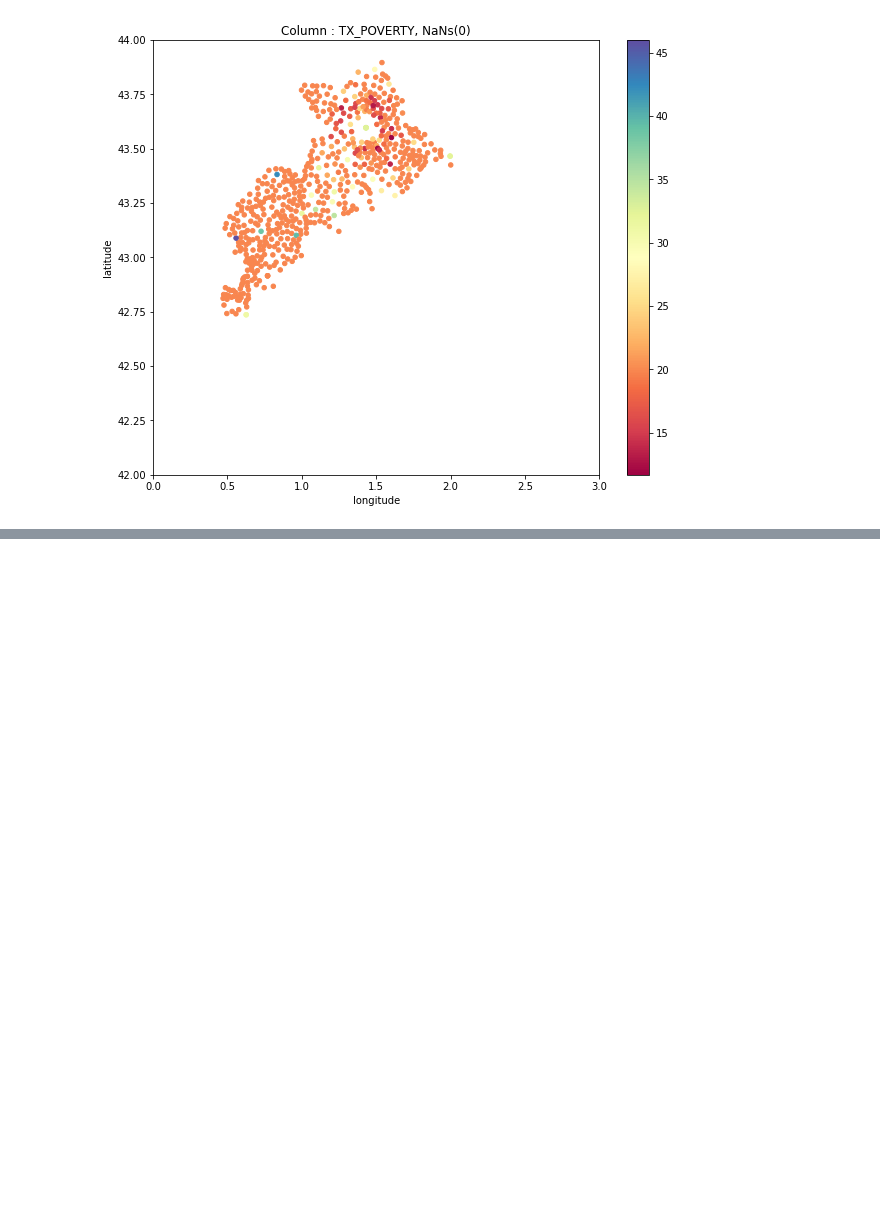
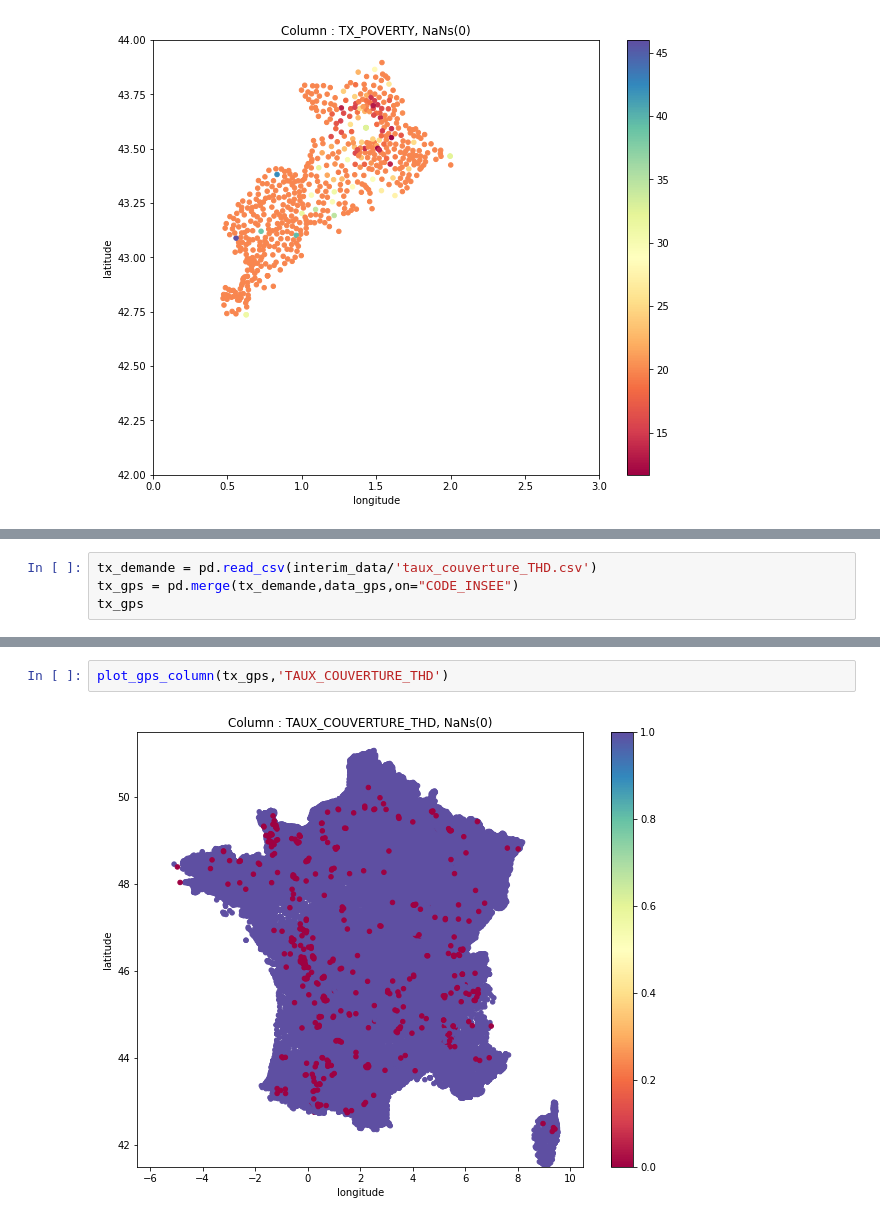
Before and after one commit to dataforgoodfr/batch8_mednum, a Jupyter notebook: notebooks/dataviz_merge.ipynb, the cells around one changed output, grey strips where cells are left out. Cells and saved outputs as stored; diff of their text form; blank space fills up the shorter version.

```diff
--- a/notebooks/dataviz_merge.ipynb
+++ b/notebooks/dataviz_merge.ipynb
@@ -187,0 +217,4 @@ for i in columns:
+# %%
+tx_demande = pd.read_csv(interim_data/'taux_couverture_THD.csv')
+tx_gps = pd.merge(tx_demande,data_gps,on="CODE_INSEE")
+tx_gps
@@ -187,0 +235,4 @@ for i in columns:
+# %%
+plot_gps_column(tx_gps,'TAUX_COUVERTURE_THD')
+# %% [output]
+[figure, added]
```
Also changed, not shown: parts of 12 cells of this notebook.
